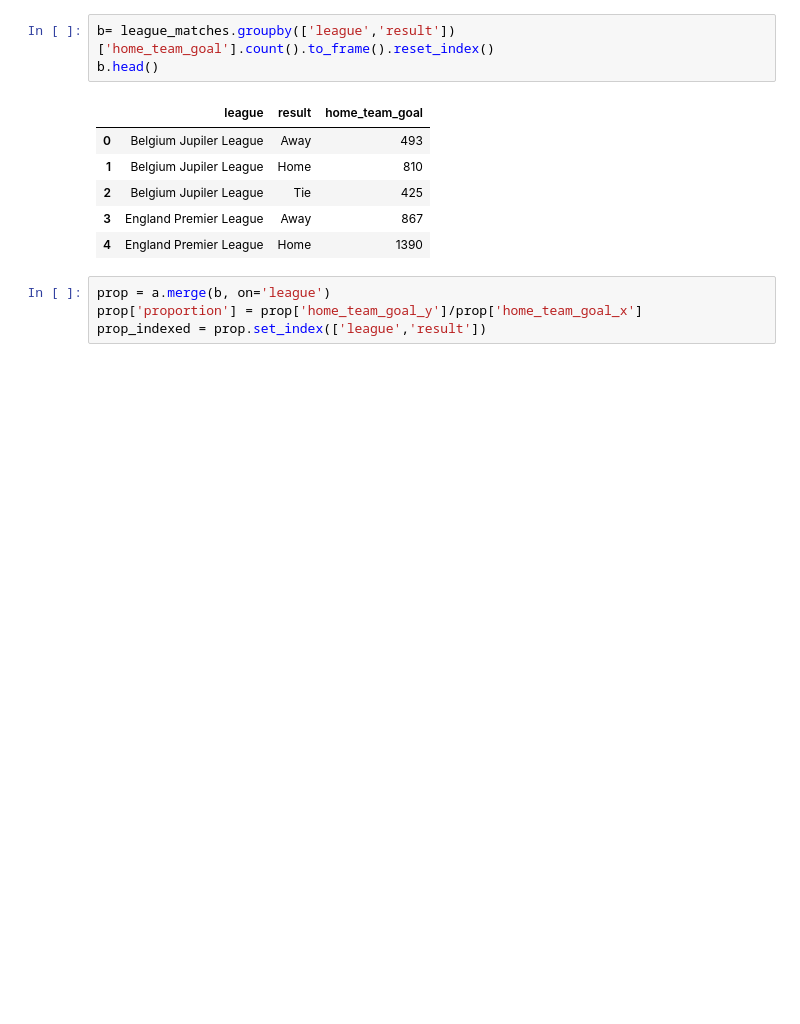
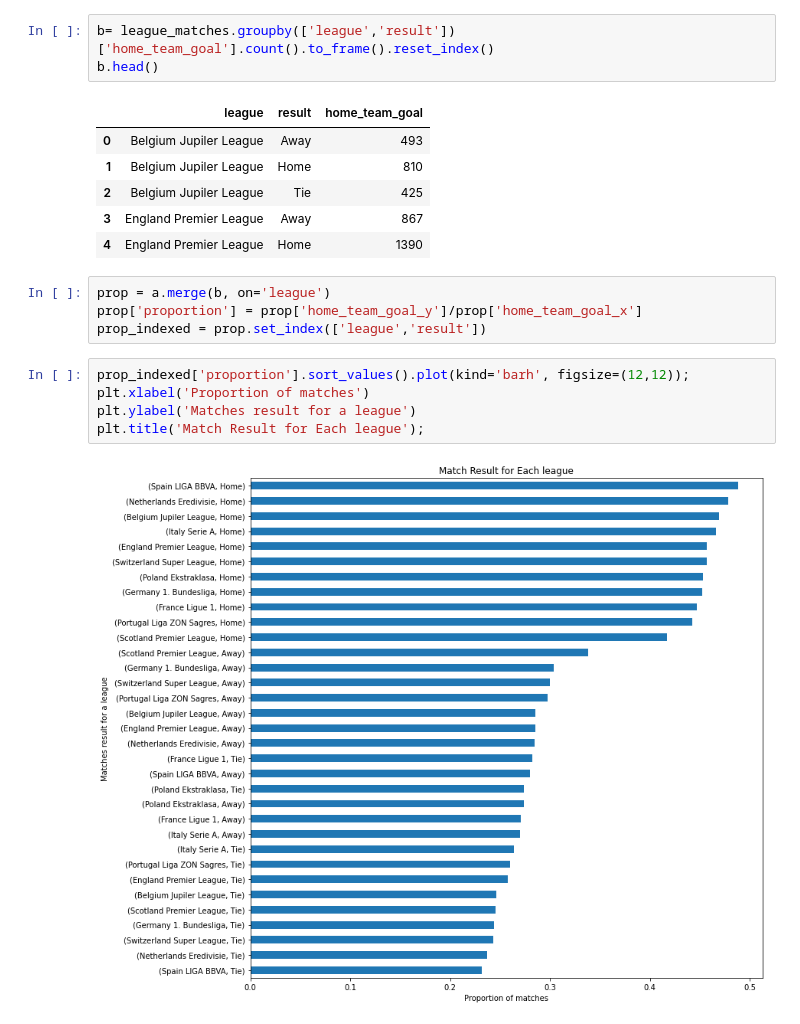
Before and after one commit to tunji-dev/Udacity_Data_Analyst_Nanodegree, a Jupyter notebook: project_2_investigate_soccer_dataset/soccer_dataset.ipynb, the cells around one changed output. Cells and saved outputs as stored; diff of their text form; blank space fills up the shorter version.

Commit message:
visualizes  result proportion

```diff
--- a/project_2_investigate_soccer_dataset/soccer_dataset.ipynb
+++ b/project_2_investigate_soccer_dataset/soccer_dataset.ipynb
@@ -337,3 +337,10 @@ b.head()
 prop = a.merge(b, on='league')
 prop['proportion'] = prop['home_team_goal_y']/prop['home_team_goal_x']
 prop_indexed = prop.set_index(['league','result'])
+# %%
+prop_indexed['proportion'].sort_values().plot(kind='barh', figsize=(12,12));
+plt.xlabel('Proportion of matches')
+plt.ylabel('Matches result for a league')
+plt.title('Match Result for Each league');
+# %% [output]
+[figure, added]
```
